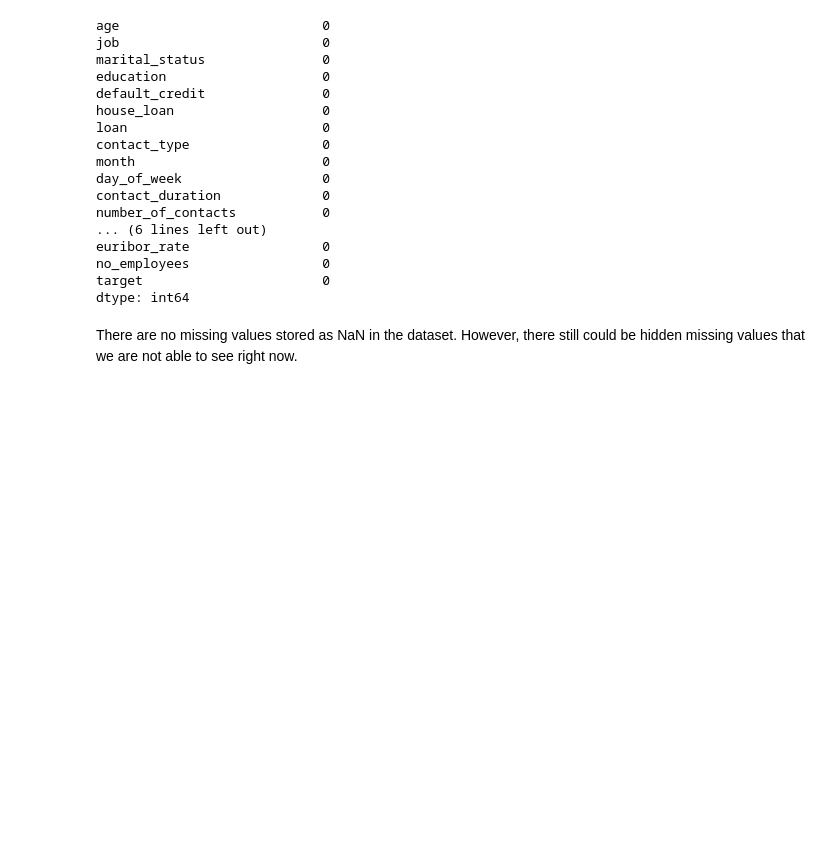
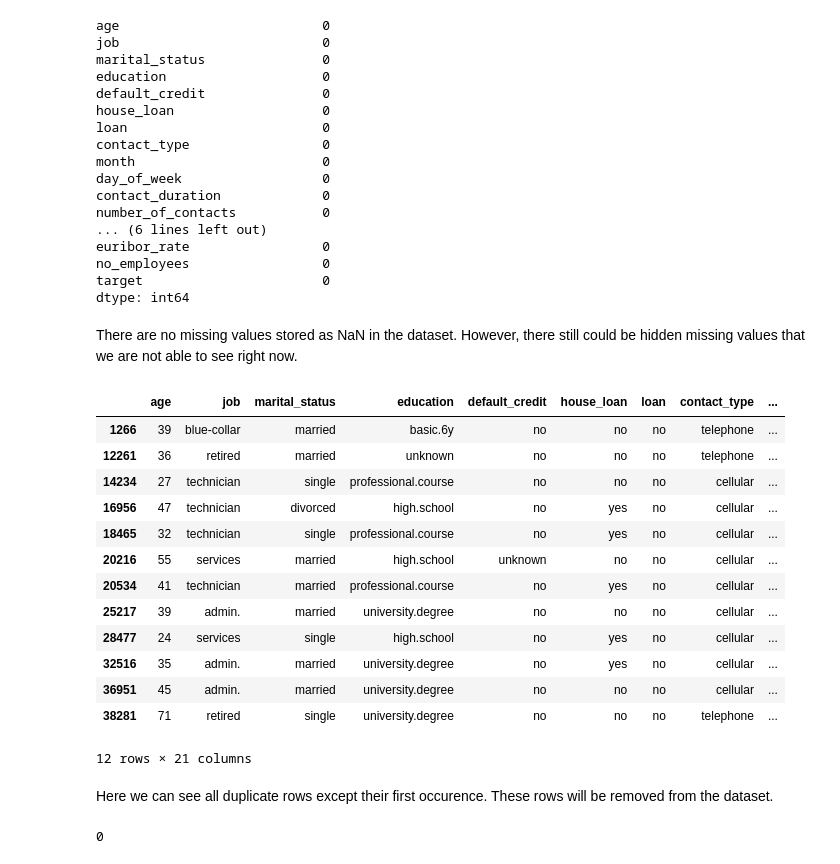
Before and after one commit to Janka93/Bank-Marketing-Campaign, a Jupyter notebook: Bank Marketing.ipynb, the cells around one changed output. Cells and saved outputs as stored; diff of their text form; code cells hidden in the pictures; blank space fills up the shorter version.

Commit message:
Duplicate rows
Finding and removing duplicate rows

```diff
--- a/Bank Marketing.ipynb
+++ b/Bank Marketing.ipynb
@@ -148,3 +148,24 @@ target                       0
 dtype: int64
 # %% [markdown]
 There are no missing values stored as NaN in the dataset. However, there still could be hidden missing values that we are not able to see right now.
+# %%
+# Finding duplicate rows
+duplicated_rows = data[data.duplicated()]
+duplicated_rows
+# %% [output]
+|  | age | job | marital_status | education | default_credit | house_loan | loan | contact_type | ... |
+| 1266 | 39 | blue-collar | married | basic.6y | no | no | no | telephone | ... |
+| 12261 | 36 | retired | married | unknown | no | no | no | telephone | ... |
+| 14234 | 27 | technician | single | professional.course | no | no | no | cellular | ... |
+| 16956 | 47 | technician | divorced | high.school | no | yes | no | cellular | ... |
+| 18465 | 32 | technician | single | professional.course | no | yes | no | cellular | ... |
+| 20216 | 55 | services | married | high.school | unknown | no | no | cellular | ... |
+| 20534 | 41 | technician | married | professional.course | no | yes | no | cellular | ... |
+| 25217 | 39 | admin. | married | university.degree | no | no | no | cellular | ... |
+| 28477 | 24 | services | single | high.school | no | yes | no | cellular | ... |
+| 32516 | 35 | admin. | married | university.degree | no | yes | no | cellular | ... |
+| 36951 | 45 | admin. | married | university.degree | no | no | no | cellular | ... |
+| 38281 | 71 | retired | single | university.degree | no | no | no | telephone | ... |
+12 rows × 21 columns
+# %% [markdown]
+Here we can see all duplicate rows except their first occurence. These rows will be removed from the dataset.
@@ -150,0 +175,5 @@ There are no missing values stored as NaN in the dataset. However, there still c
+# %%
+# Checking whether the duplicate rows were correctly removed
+data.duplicated().sum()
+# %% [output]
+0
```
Also changed, not shown: parts of 1 cell of this notebook.
